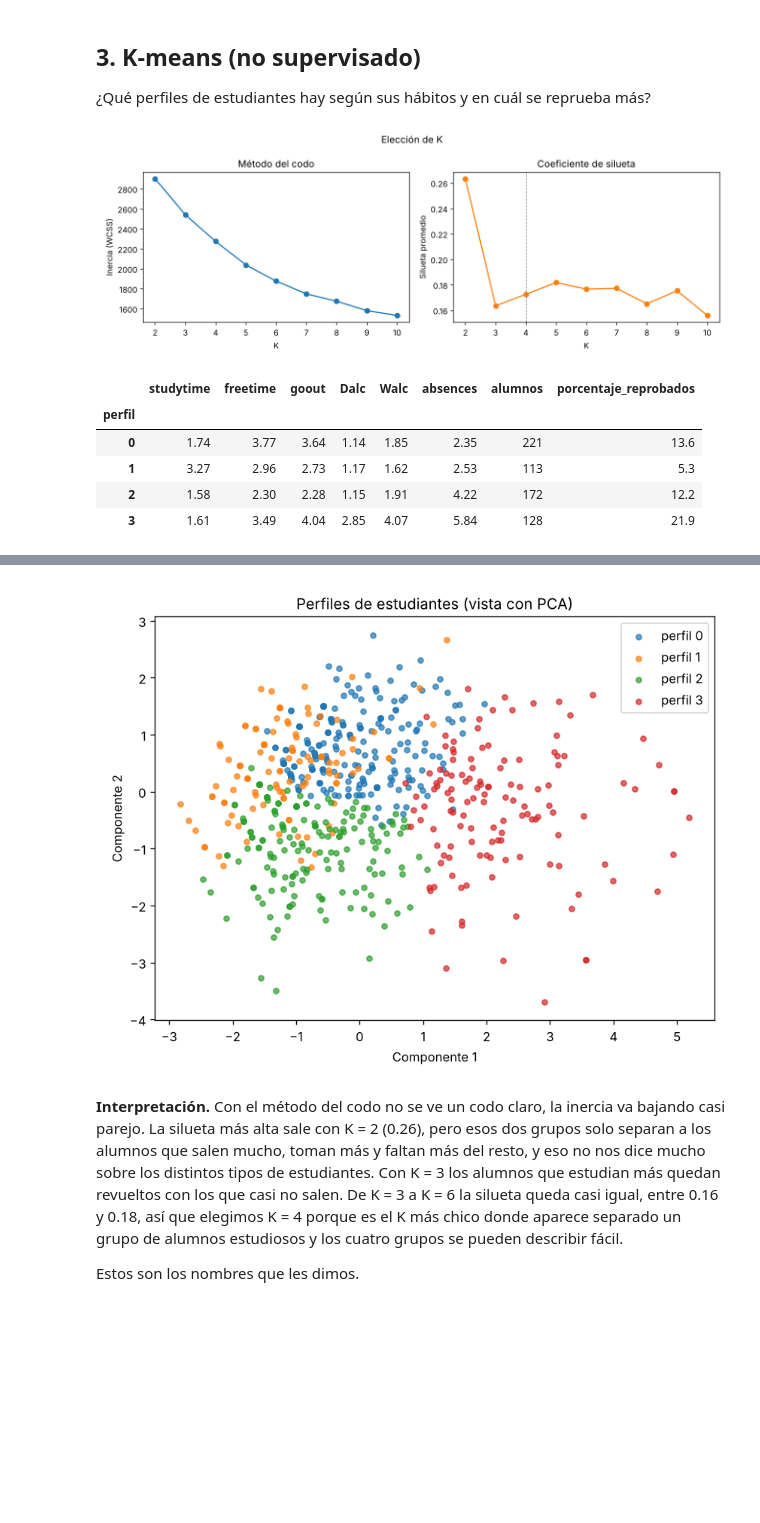
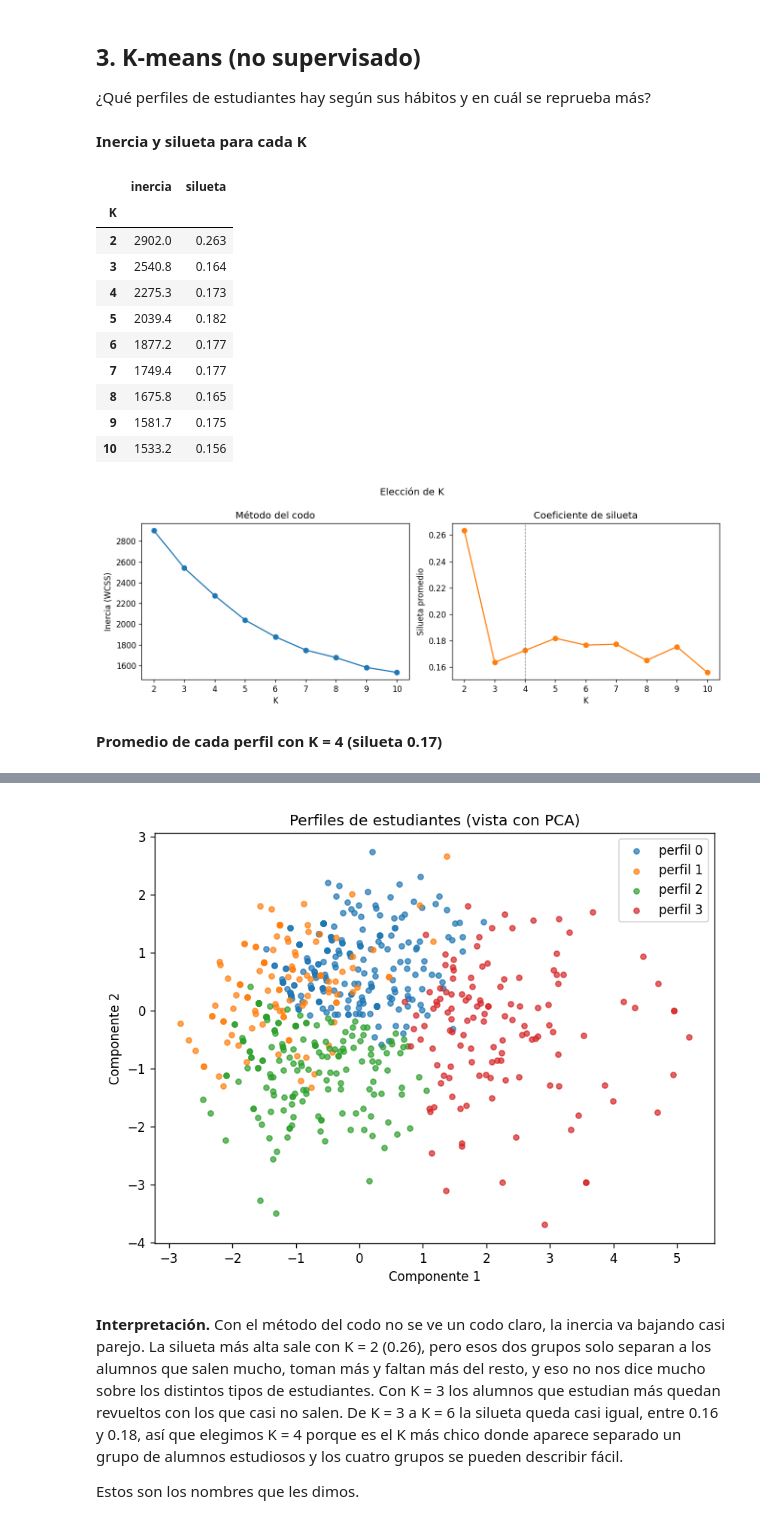
Before and after one commit to danielonoide16/DataMiningStudents, a Jupyter notebook: notebooks/02_resultados.ipynb, the cells around one changed output, grey strips where cells are left out. Cells and saved outputs as stored; diff of their text form; code cells hidden in the pictures; blank space fills up the shorter version.

Commit message:
agregadas metricas a resultados

```diff
--- a/notebooks/02_resultados.ipynb
+++ b/notebooks/02_resultados.ipynb
@@ -112,14 +293,56 @@ Comparado con la regresión logística, el árbol detecta un poco menos de repro
 
 ¿Qué perfiles de estudiantes hay según sus hábitos y en cuál se reprueba más?
 # %%
+km = leer("kmeans.json")
+
+titulo("Inercia y silueta para cada K")
+display(pd.DataFrame({"inercia": km["inercia_por_k"], "silueta": km["silueta_por_k"]})
+        .rename_axis("K"))
 display(Image(REPORTES / "figures" / "kmeans_elegir_k.png"))
-display(pd.read_csv(REPORTES / "metrics" / "kmeans_perfiles.csv", index_col="perfil"))
+
+perfiles = pd.read_csv(REPORTES / "metrics" / "kmeans_perfiles.csv", index_col="perfil")
+
+
+def nombrar(tabla):
+    """mismo criterio que la app, por promedios y no por el numero del perfil"""
+    restantes = list(tabla.index)
+    nombres = {}
+    for nombre, columna in [("estudiosos", "studytime"), ("fiesteros", "Walc"), ("sociables tranquilos", "goout")]:
+        elegido = tabla.loc[restantes, columna].idxmax()
+        nombres[elegido] = nombre
+        restantes.remove(elegido)
+    for p in restantes:
+        nombres[p] = "ocupados"
+    return nombres
+
+
+perfiles.insert(0, "nombre", pd.Series(nombrar(perfiles)))
+perfiles["alumnos"] = perfiles["alumnos"].astype(int)
+perfiles = perfiles.rename(columns={
+    "studytime": "estudio (1 a 4)",
+    "freetime": "tiempo libre (1 a 5)",
+    "goout": "salidas (1 a 5)",
+    "Dalc": "alcohol entre semana (1 a 5)",
+    "Walc": "alcohol fin de semana (1 a 5)",
+    "absences": "faltas",
+    "porcentaje_reprobados": "% que reprueba",
+}).sort_values("% que reprueba")
+
+titulo(f"Promedio de cada perfil con K = {km['k_elegido']} (silueta {km['silueta_k_elegido']:.2f})")
+display(perfiles)
 display(Image(REPORTES / "figures" / "kmeans_perfiles_pca.png"))
 # %% [output]
+**Inercia y silueta para cada K**
+|  | inercia | silueta |
+| K |  |  |
+| 2 | 2902.0 | 0.263 |
+| 3 | 2540.8 | 0.164 |
+| 4 | 2275.3 | 0.173 |
+| 5 | 2039.4 | 0.182 |
+| 6 | 1877.2 | 0.177 |
+| 7 | 1749.4 | 0.177 |
+| 8 | 1675.8 | 0.165 |
+| 9 | 1581.7 | 0.175 |
+| 10 | 1533.2 | 0.156 |
-[figure, old version]
+[figure, new version]
-|  | studytime | freetime | goout | Dalc | Walc | absences | alumnos | porcentaje_reprobados |
-| perfil |  |  |  |  |  |  |  |  |
-| 0 | 1.74 | 3.77 | 3.64 | 1.14 | 1.85 | 2.35 | 221 | 13.6 |
-| 1 | 3.27 | 2.96 | 2.73 | 1.17 | 1.62 | 2.53 | 113 | 5.3 |
-| 2 | 1.58 | 2.30 | 2.28 | 1.15 | 1.91 | 4.22 | 172 | 12.2 |
-| 3 | 1.61 | 3.49 | 4.04 | 2.85 | 4.07 | 5.84 | 128 | 21.9 |
+**Promedio de cada perfil con K = 4 (silueta 0.17)**
@@ -126,4 +355,4 @@ display(Image(REPORTES / "figures" / "kmeans_perfiles_pca.png"))
-[figure, old version]
+[figure, new version]
 # %% [markdown]
 **Interpretación.** Con el método del codo no se ve un codo claro, la inercia va bajando casi parejo. La silueta más alta sale con K = 2 (0.26), pero esos dos grupos solo separan a los alumnos que salen mucho, toman más y faltan más del resto, y eso no nos dice mucho sobre los distintos tipos de estudiantes. Con K = 3 los alumnos que estudian más quedan revueltos con los que casi no salen. De K = 3 a K = 6 la silueta queda casi igual, entre 0.16 y 0.18, así que elegimos K = 4 porque es el K más chico donde aparece separado un grupo de alumnos estudiosos y los cuatro grupos se pueden describir fácil.
 
```
Also changed, not shown: parts of 7 cells of this notebook.
